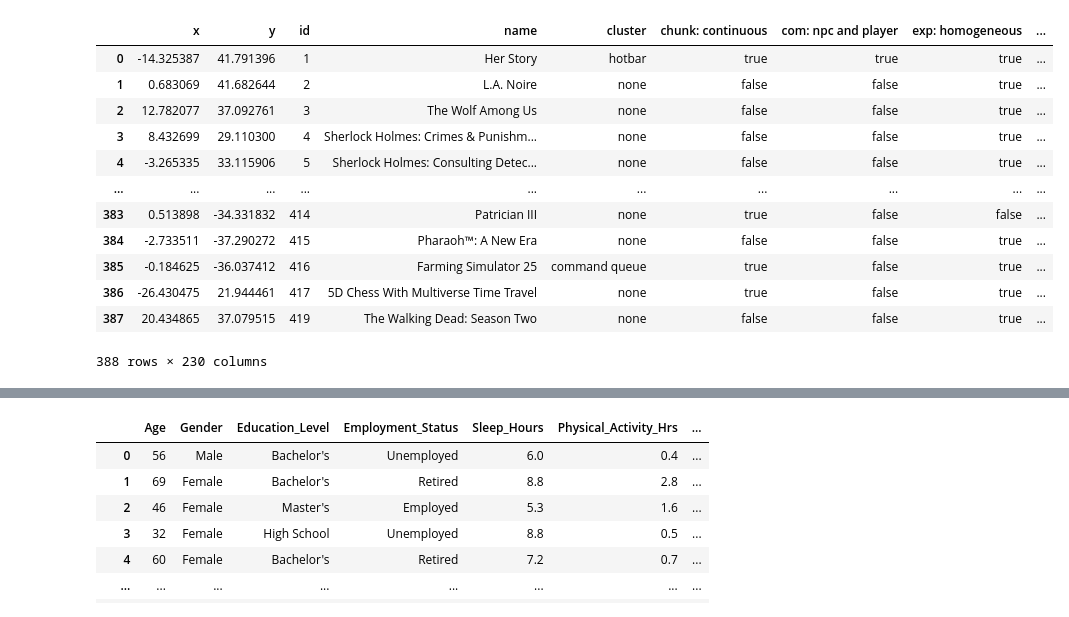
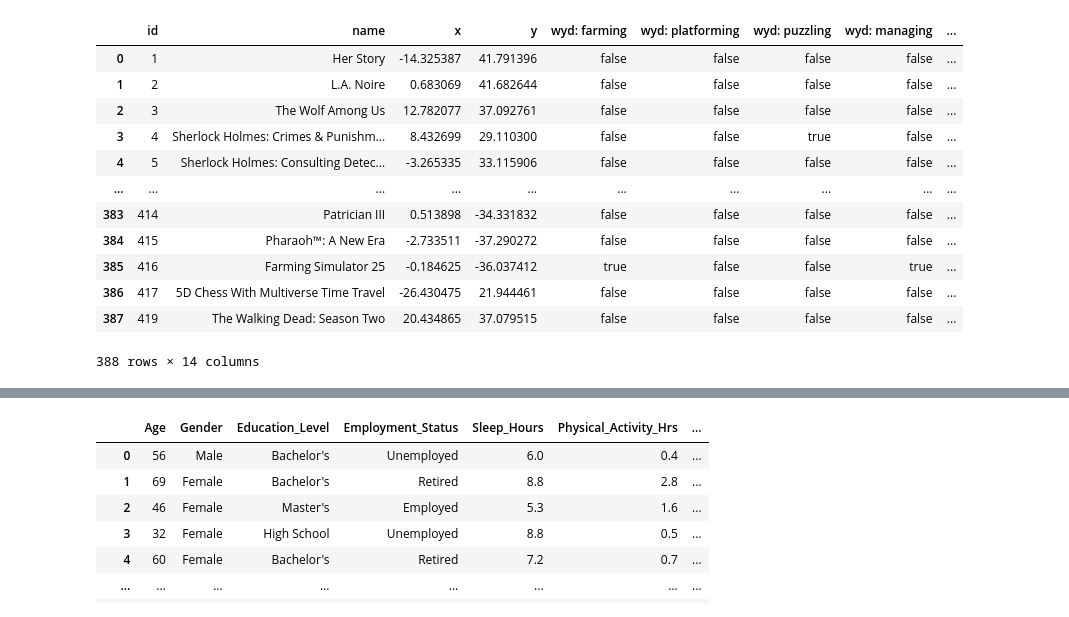
Before and after one commit to ArielMant0/anno-lens, a Jupyter notebook: data-processing/process.ipynb, the cells around one changed output, grey strips where cells are left out. Saved outputs shown, nothing was run; the diff lists cells and outputs as text; code cells hidden in the pictures.

```diff
--- a/data-processing/process.ipynb
+++ b/data-processing/process.ipynb
@@ -5,46 +5,64 @@ from pathlib import Path
 # %%
 path = Path("../public/data/games.dr.json")
 df = pd.read_json(path)
 df["cluster"] = df["cluster"].apply(lambda x: max(x, key=lambda y: y["value"])["name"] if len(x) > 0 else "none")
 tagNames = {}
 
 # collect tags names
 for _, d in df.iterrows():
     for t in d["tags"]:
         tagNames[t["id"]] = t["name"]
 
 tagList = [tid for tid in tagNames.keys()]
 
 # get values
 tags = [["false" for _ in range(df.shape[0])] for _ in tagList]
 
 for i, d in df.iterrows():
     for t in d["tags"]:
         j = tagList.index(t["id"])
         tags[j][i] = "true"
 
+colsToKeep = [
+    "id", "name",
+    "x", "y",
+    "wyd: farming",
+    "wyd: platforming",
+    "wyd: puzzling",
+    "wyd: managing",
+    "wyd: building",
+    "wyd: crafting",
+    "wyd: fighting",
+    "wyd: exploring",
+    "wyd: racing",
+    "wyd: detective work"
+]
+
 df.drop(columns=["tags"], inplace=True)
 idx = 0
 for tid in tagList:
     df[tagNames[tid]] = tags[idx]
     idx += 1
 
 df.to_csv(path.with_suffix(".csv"), index=False)
-df
+
+sdf = df.loc[:,colsToKeep].copy()
+sdf.to_csv(path.with_name("games.small.dr").with_suffix(".csv"), index=False)
+sdf
 # %% [output]
-|  | x | y | id | name | cluster | chunk: continuous | com: npc and player | exp: homogeneous | ... |
-| 0 | -14.325387 | 41.791396 | 1 | Her Story | hotbar | true | true | true | ... |
-| 1 | 0.683069 | 41.682644 | 2 | L.A. Noire | none | false | false | true | ... |
-| 2 | 12.782077 | 37.092761 | 3 | The Wolf Among Us | none | false | false | true | ... |
-| 3 | 8.432699 | 29.110300 | 4 | Sherlock Holmes: Crimes & Punishm... | none | false | false | true | ... |
-| 4 | -3.265335 | 33.115906 | 5 | Sherlock Holmes: Consulting Detec... | none | false | false | true | ... |
+|  | id | name | x | y | wyd: farming | wyd: platforming | wyd: puzzling | wyd: managing | ... |
+| 0 | 1 | Her Story | -14.325387 | 41.791396 | false | false | false | false | ... |
+| 1 | 2 | L.A. Noire | 0.683069 | 41.682644 | false | false | false | false | ... |
+| 2 | 3 | The Wolf Among Us | 12.782077 | 37.092761 | false | false | false | false | ... |
+| 3 | 4 | Sherlock Holmes: Crimes & Punishm... | 8.432699 | 29.110300 | false | false | true | false | ... |
+| 4 | 5 | Sherlock Holmes: Consulting Detec... | -3.265335 | 33.115906 | false | false | false | false | ... |
 | ... | ... | ... | ... | ... | ... | ... | ... | ... | ... |
-| 383 | 0.513898 | -34.331832 | 414 | Patrician III | none | true | false | false | ... |
-| 384 | -2.733511 | -37.290272 | 415 | Pharaoh™: A New Era | none | false | false | true | ... |
-| 385 | -0.184625 | -36.037412 | 416 | Farming Simulator 25 | command queue | true | false | true | ... |
-| 386 | -26.430475 | 21.944461 | 417 | 5D Chess With Multiverse Time Travel | none | true | false | true | ... |
-| 387 | 20.434865 | 37.079515 | 419 | The Walking Dead: Season Two | none | false | false | true | ... |
+| 383 | 414 | Patrician III | 0.513898 | -34.331832 | false | false | false | false | ... |
+| 384 | 415 | Pharaoh™: A New Era | -2.733511 | -37.290272 | false | false | false | false | ... |
+| 385 | 416 | Farming Simulator 25 | -0.184625 | -36.037412 | true | false | false | true | ... |
+| 386 | 417 | 5D Chess With Multiverse Time Travel | -26.430475 | 21.944461 | false | false | false | false | ... |
+| 387 | 419 | The Walking Dead: Season Two | 20.434865 | 37.079515 | false | false | false | false | ... |
-388 rows × 230 columns
+388 rows × 14 columns
 # %%
 def project(df):
     tsne = TSNE(n_components=2, perplexity=float(max(10.0, min(50.0, df.shape[0] / 5))))
```
Also changed, not shown: 5 other files.
